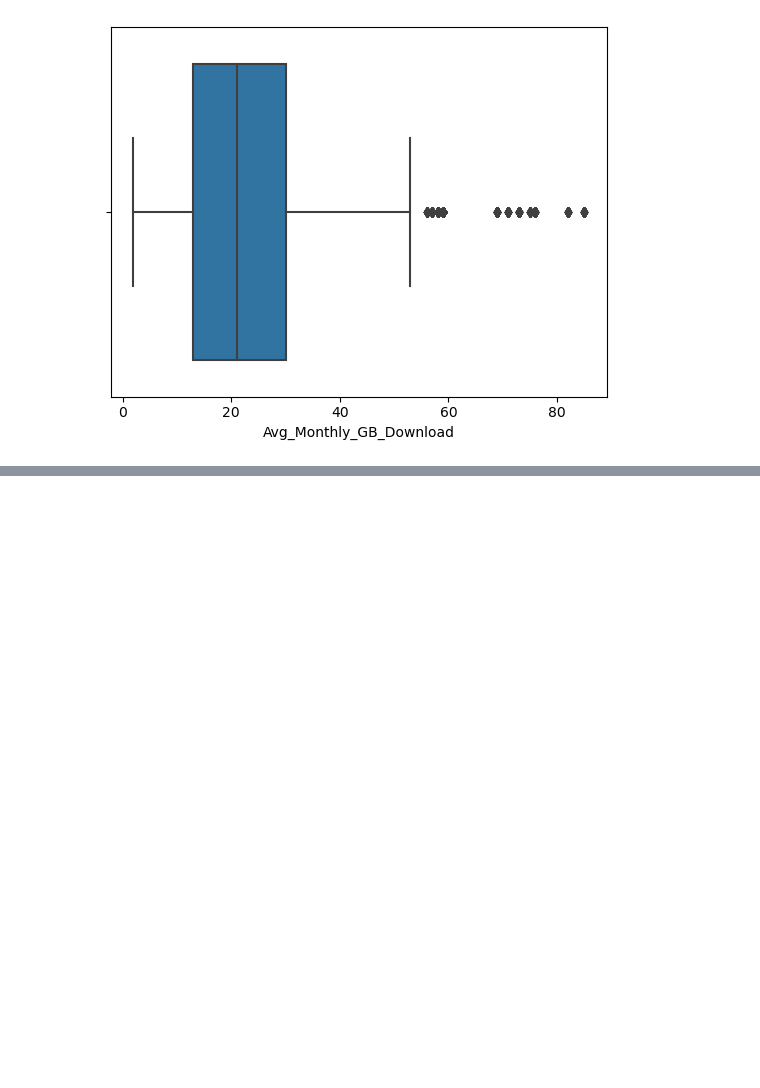
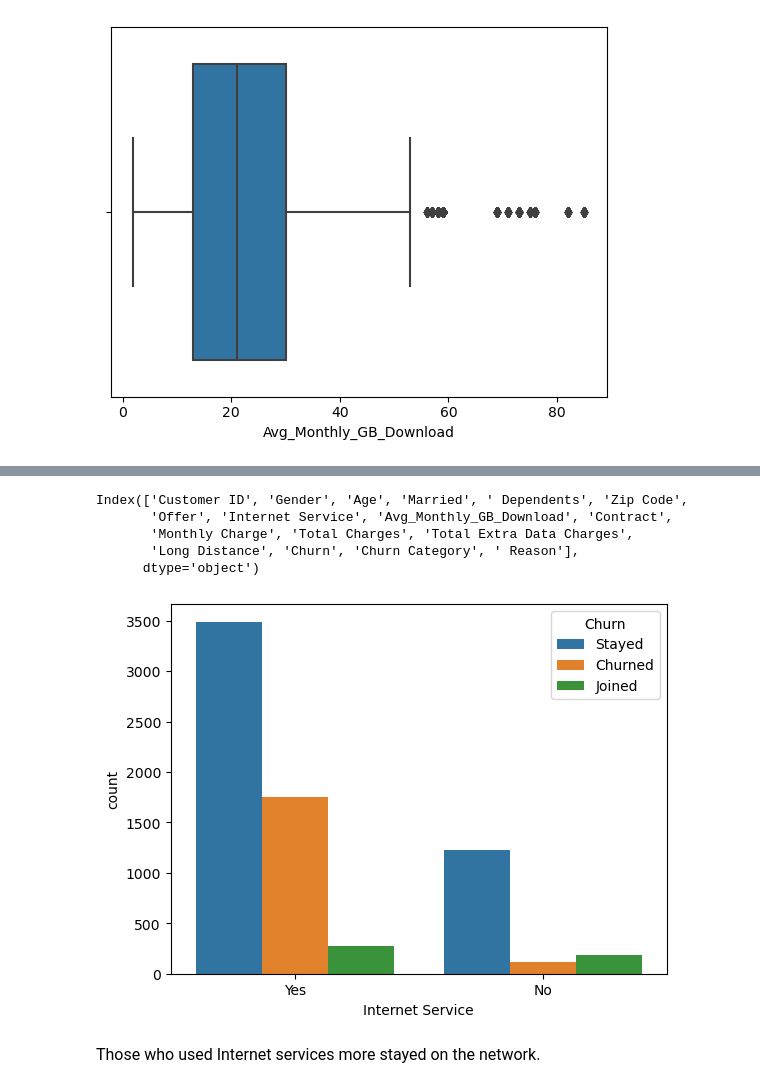
Before and after one commit to surajdatascience/rough, a Jupyter notebook: Assignment .ipynb, the cells around one changed output, grey strips where cells are left out. Drawn from its saved outputs; the diff is of its cells as text; code cells hidden in the pictures; blank space fills up the shorter version.

```diff
--- a/Assignment .ipynb
+++ b/Assignment .ipynb
@@ -178,0 +190,14 @@ sns.boxplot(x = 'Avg_Monthly_GB_Download', data = df);
+# %%
+df.columns
+# %% [output]
+Index(['Customer ID', 'Gender', 'Age', 'Married', ' Dependents', 'Zip Code',
+       'Offer', 'Internet Service', 'Avg_Monthly_GB_Download', 'Contract',
+       'Monthly Charge', 'Total Charges', 'Total Extra Data Charges',
+       'Long Distance', 'Churn', 'Churn Category', ' Reason'],
+      dtype='object')
+# %%
+sns.countplot(x='Internet Service', hue='Churn', data=df);
+# %% [output]
+[figure, added]
+# %% [markdown]
+<font face="Eras Light ITC" size=3>Those who used Internet services more stayed on the network.
```
Also changed, not shown: parts of 18 cells of this notebook.
